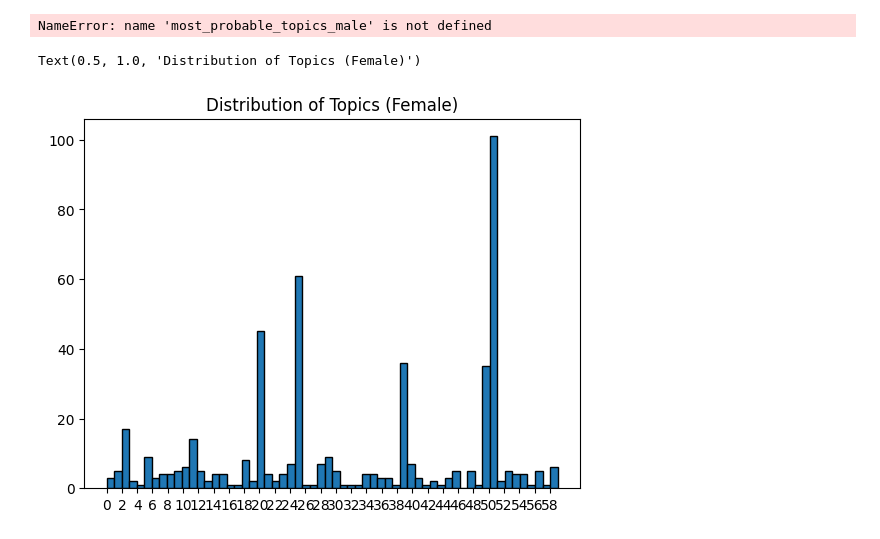
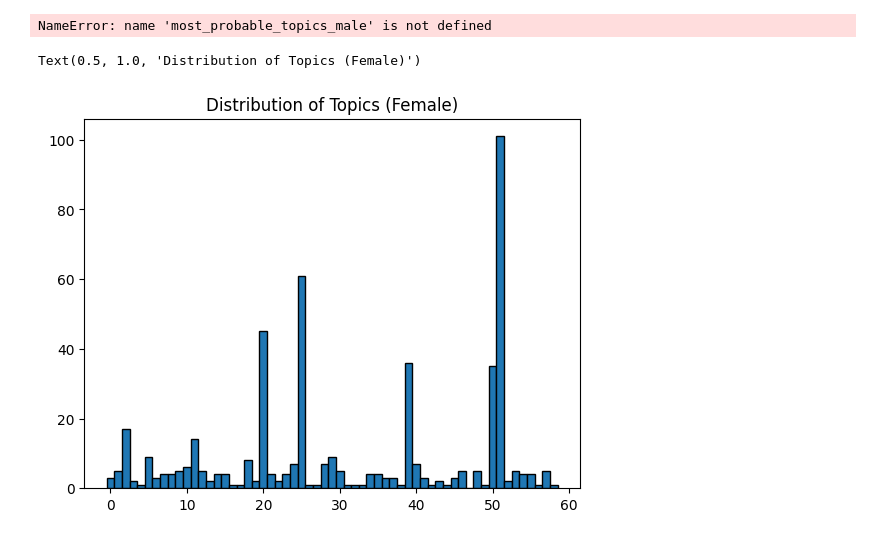
Before and after one commit to benmaxlevy/second_study, a Jupyter notebook: main.ipynb, the cells around one changed output. Cells and saved outputs as stored; diff of their text form; code cells hidden in the pictures.

Commit message:
Fix histogram for female. next, put code in new file (only the stuff for Gibbs Sampling LDA (instead of variational Bayes)) and just train LDA TMs for k=60 (male & female)

```diff
--- a/main.ipynb
+++ b/main.ipynb
@@ -385,10 +385,10 @@ plt.title("Distribution of Topics (Male)")
 NameError: name 'most_probable_topics_male' is not defined
 # %%
 # display the distribution of topics for female
-
-plt.hist(most_probable_topics_female, edgecolor="black", bins=60)
-plt.xticks(range(0, 60, 4))
+plt.hist(most_probable_topics_female, edgecolor="black", bins=np.arange(60)-0.5)
+#plt.xticks(np.unique(np.array(most_probable_topics_female)))
+#plt.xticks(range(0, 60, 1))
 plt.title("Distribution of Topics (Female)")
 # %% [output]
 Text(0.5, 1.0, 'Distribution of Topics (Female)')
-[figure, old version]
+[figure, new version]
```
